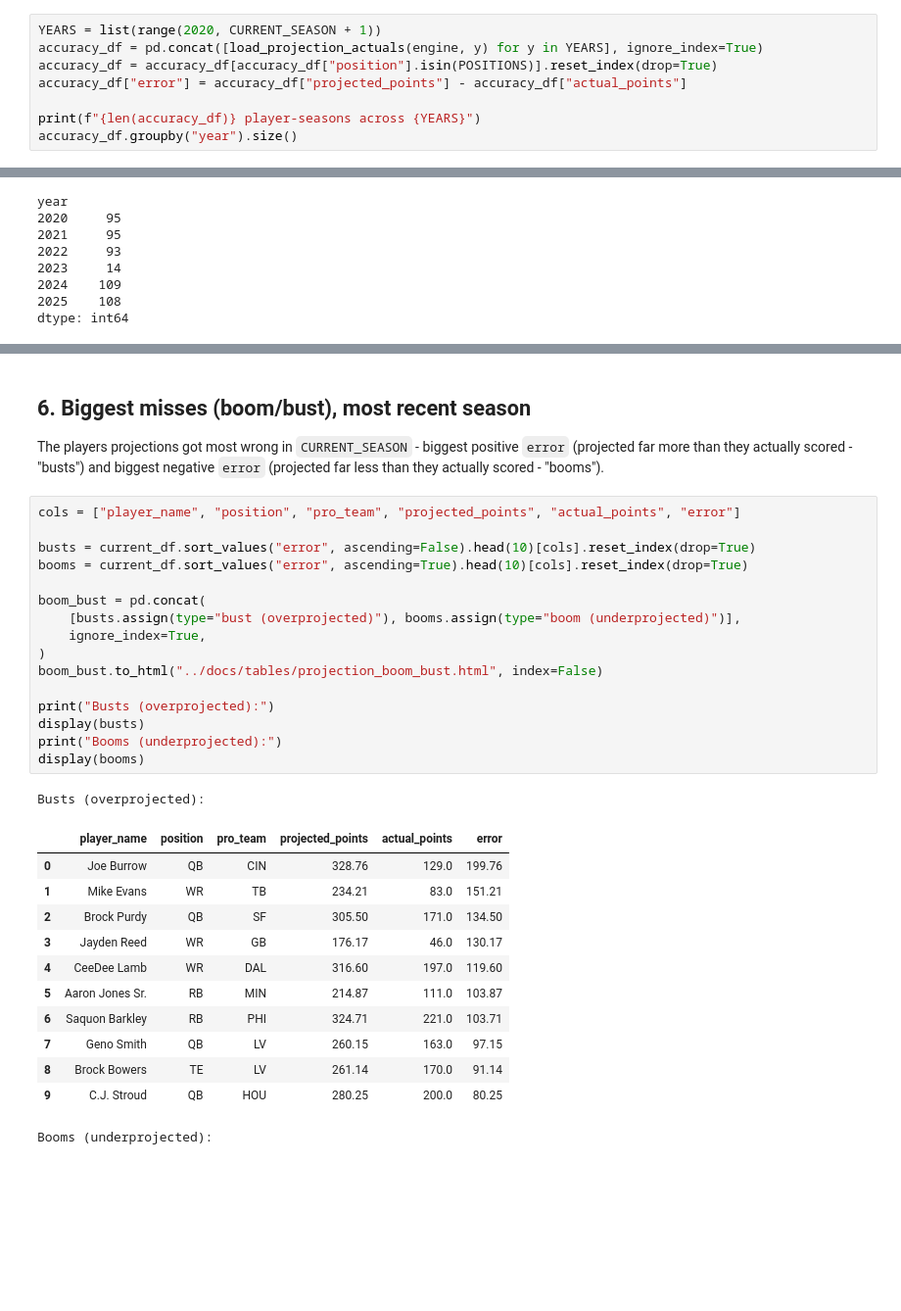
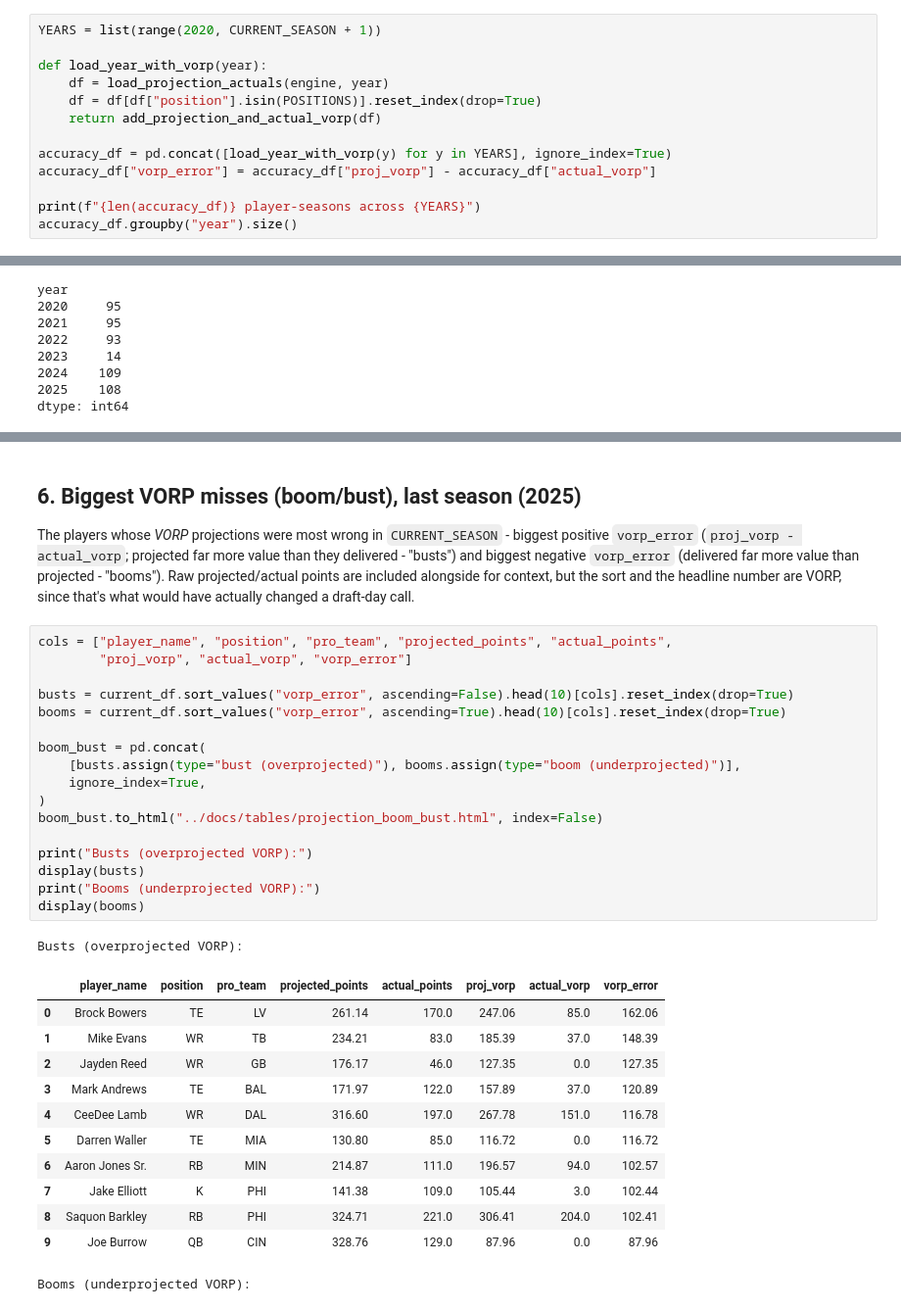
Before and after one commit to justinmck/fantasy-football-draft-toolkit, a Jupyter notebook: notebooks/NB05-projection-accuracy.ipynb, the cells around one changed output, grey strips where cells are left out. Shown at 98% size. Cells and saved outputs as stored; diff of their text form; blank space fills up the shorter version.

```diff
--- a/notebooks/NB05-projection-accuracy.ipynb
+++ b/notebooks/NB05-projection-accuracy.ipynb
@@ -64,8 +72,13 @@ other years only lose a handful of isolated zero rows to the same filter.
 # %%
 YEARS = list(range(2020, CURRENT_SEASON + 1))
-accuracy_df = pd.concat([load_projection_actuals(engine, y) for y in YEARS], ignore_index=True)
-accuracy_df = accuracy_df[accuracy_df["position"].isin(POSITIONS)].reset_index(drop=True)
-accuracy_df["error"] = accuracy_df["projected_points"] - accuracy_df["actual_points"]
+
+def load_year_with_vorp(year):
+    df = load_projection_actuals(engine, year)
+    df = df[df["position"].isin(POSITIONS)].reset_index(drop=True)
+    return add_projection_and_actual_vorp(df)
+
+accuracy_df = pd.concat([load_year_with_vorp(y) for y in YEARS], ignore_index=True)
+accuracy_df["vorp_error"] = accuracy_df["proj_vorp"] - accuracy_df["actual_vorp"]
 
 print(f"{len(accuracy_df)} player-seasons across {YEARS}")
 accuracy_df.groupby("year").size()
@@ -185,38 +205,41 @@ plt.show()
 # %% [output]
 [drawing not drawn]
 # %% [markdown]
-## 6. Biggest misses (boom/bust), most recent season
+## 6. Biggest VORP misses (boom/bust), last season (2025)
 
-The players projections got most wrong in `CURRENT_SEASON` - biggest positive `error`
-(projected far more than they actually scored - "busts") and biggest negative `error`
-(projected far less than they actually scored - "booms").
+The players whose *VORP* projections were most wrong in `CURRENT_SEASON` - biggest positive
+`vorp_error` (`proj_vorp - actual_vorp`; projected far more value than they delivered -
+"busts") and biggest negative `vorp_error` (delivered far more value than projected -
+"booms"). Raw projected/actual points are included alongside for context, but the sort and
+the headline number are VORP, since that's what would have actually changed a draft-day call.
 # %%
-cols = ["player_name", "position", "pro_team", "projected_points", "actual_points", "error"]
+cols = ["player_name", "position", "pro_team", "projected_points", "actual_points",
+        "proj_vorp", "actual_vorp", "vorp_error"]
 
-busts = current_df.sort_values("error", ascending=False).head(10)[cols].reset_index(drop=True)
-booms = current_df.sort_values("error", ascending=True).head(10)[cols].reset_index(drop=True)
+busts = current_df.sort_values("vorp_error", ascending=False).head(10)[cols].reset_index(drop=True)
+booms = current_df.sort_values("vorp_error", ascending=True).head(10)[cols].reset_index(drop=True)
 
 boom_bust = pd.concat(
     [busts.assign(type="bust (overprojected)"), booms.assign(type="boom (underprojected)")],
     ignore_index=True,
 )
 boom_bust.to_html("../docs/tables/projection_boom_bust.html", index=False)
 
-print("Busts (overprojected):")
+print("Busts (overprojected VORP):")
 display(busts)
-print("Booms (underprojected):")
+print("Booms (underprojected VORP):")
 display(booms)
 # %% [output]
-Busts (overprojected):
+Busts (overprojected VORP):
-|  | player_name | position | pro_team | projected_points | actual_points | error |
-| 0 | Joe Burrow | QB | CIN | 328.76 | 129.0 | 199.76 |
-| 1 | Mike Evans | WR | TB | 234.21 | 83.0 | 151.21 |
-| 2 | Brock Purdy | QB | SF | 305.50 | 171.0 | 134.50 |
-| 3 | Jayden Reed | WR | GB | 176.17 | 46.0 | 130.17 |
-| 4 | CeeDee Lamb | WR | DAL | 316.60 | 197.0 | 119.60 |
-| 5 | Aaron Jones Sr. | RB | MIN | 214.87 | 111.0 | 103.87 |
-| 6 | Saquon Barkley | RB | PHI | 324.71 | 221.0 | 103.71 |
-| 7 | Geno Smith | QB | LV | 260.15 | 163.0 | 97.15 |
-| 8 | Brock Bowers | TE | LV | 261.14 | 170.0 | 91.14 |
-| 9 | C.J. Stroud | QB | HOU | 280.25 | 200.0 | 80.25 |
+|  | player_name | position | pro_team | projected_points | actual_points | proj_vorp | actual_vorp | vorp_error |
+| 0 | Brock Bowers | TE | LV | 261.14 | 170.0 | 247.06 | 85.0 | 162.06 |
+| 1 | Mike Evans | WR | TB | 234.21 | 83.0 | 185.39 | 37.0 | 148.39 |
+| 2 | Jayden Reed | WR | GB | 176.17 | 46.0 | 127.35 | 0.0 | 127.35 |
+| 3 | Mark Andrews | TE | BAL | 171.97 | 122.0 | 157.89 | 37.0 | 120.89 |
+| 4 | CeeDee Lamb | WR | DAL | 316.60 | 197.0 | 267.78 | 151.0 | 116.78 |
+| 5 | Darren Waller | TE | MIA | 130.80 | 85.0 | 116.72 | 0.0 | 116.72 |
+| 6 | Aaron Jones Sr. | RB | MIN | 214.87 | 111.0 | 196.57 | 94.0 | 102.57 |
+| 7 | Jake Elliott | K | PHI | 141.38 | 109.0 | 105.44 | 3.0 | 102.44 |
+| 8 | Saquon Barkley | RB | PHI | 324.71 | 221.0 | 306.41 | 204.0 | 102.41 |
+| 9 | Joe Burrow | QB | CIN | 328.76 | 129.0 | 87.96 | 0.0 | 87.96 |
-Booms (underprojected):
+Booms (underprojected VORP):
```
Also changed, not shown: parts of 14 cells of this notebook, 5 other files.
